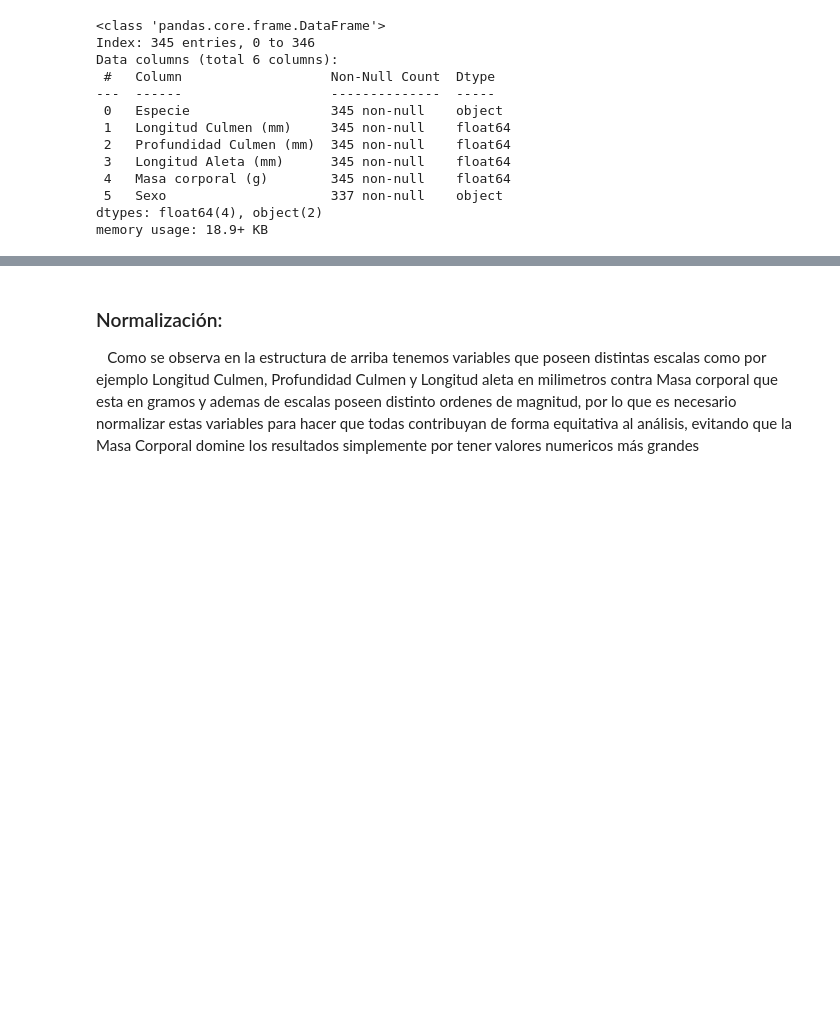
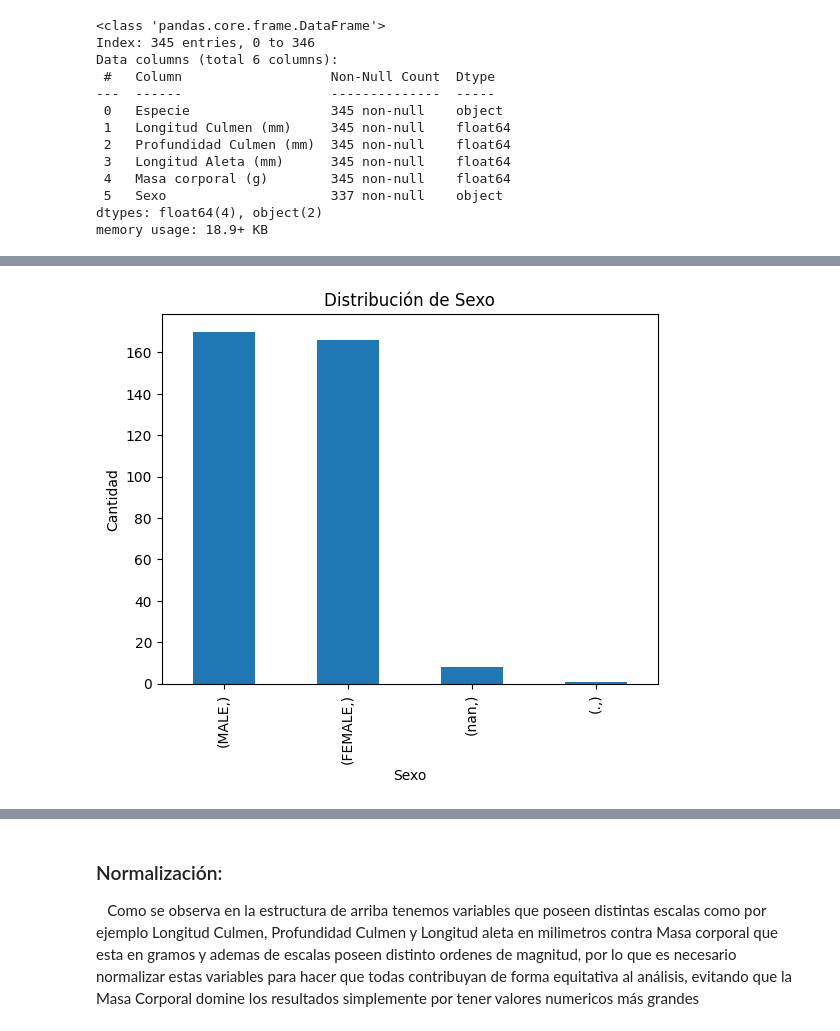
Before and after one commit to manuellazarte/TP-Mineria-Datos-Pinguinos, a Jupyter notebook: TP1_Lazarte_Larrubia.ipynb, the cells around one changed output, grey strips where cells are left out. Cells and saved outputs as stored; diff of their text form; code cells hidden in the pictures; blank space fills up the shorter version.

```diff
--- a/TP1_Lazarte_Larrubia.ipynb
+++ b/TP1_Lazarte_Larrubia.ipynb
@@ -126,0 +148,2 @@ memory usage: 18.9+ KB
+# %%
+y_sexo = y_sexo.to_frame()
@@ -126,0 +171,9 @@ memory usage: 18.9+ KB
+# %%
+y_sexo.value_counts(dropna=False).plot(kind="bar")
+
+plt.xlabel("Sexo")
+plt.ylabel("Cantidad")
+plt.title("Distribución de Sexo")
+plt.show()
+# %% [output]
+[figure, added]
```
Also changed, not shown: parts of 51 cells of this notebook.
